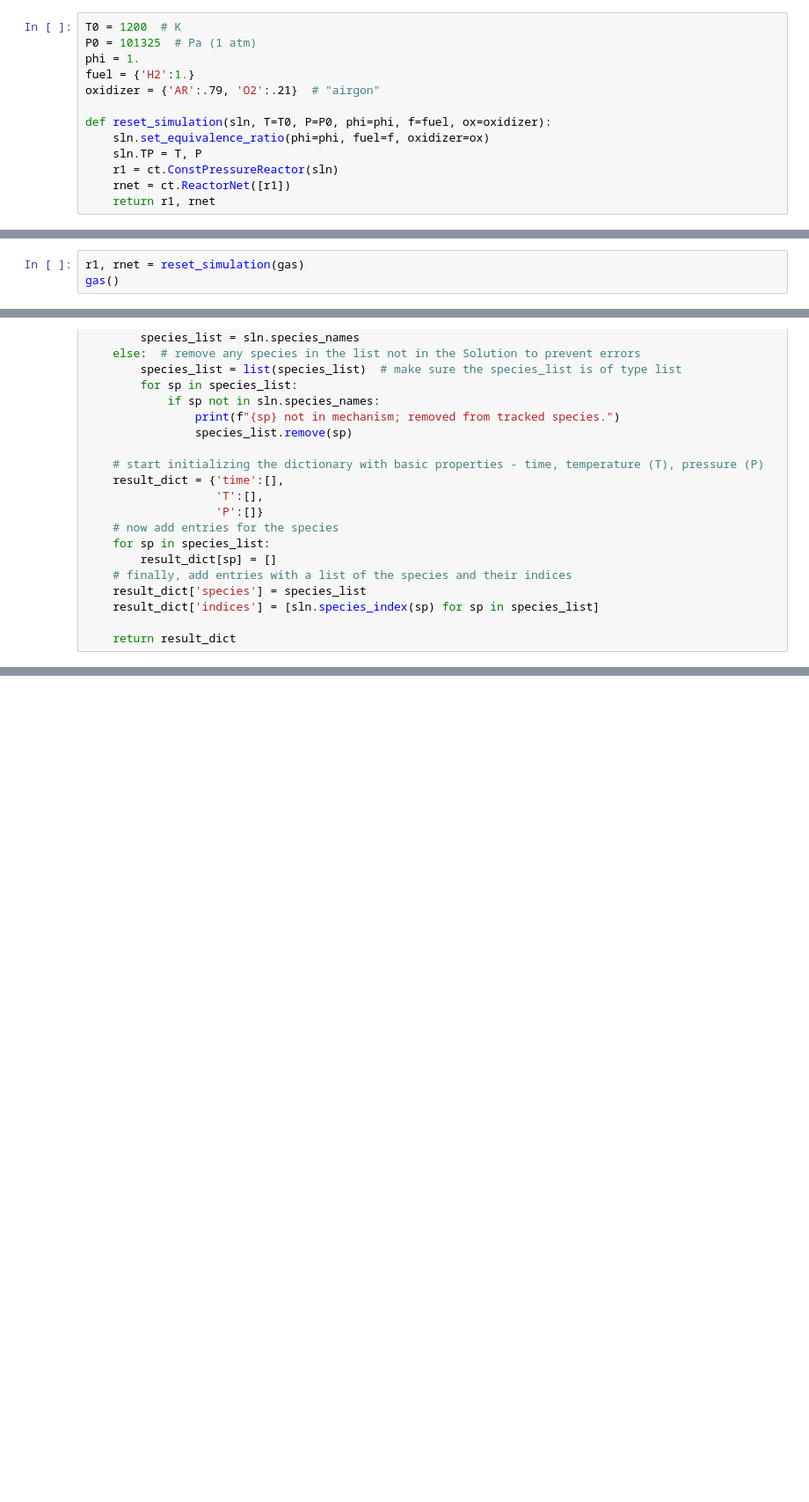
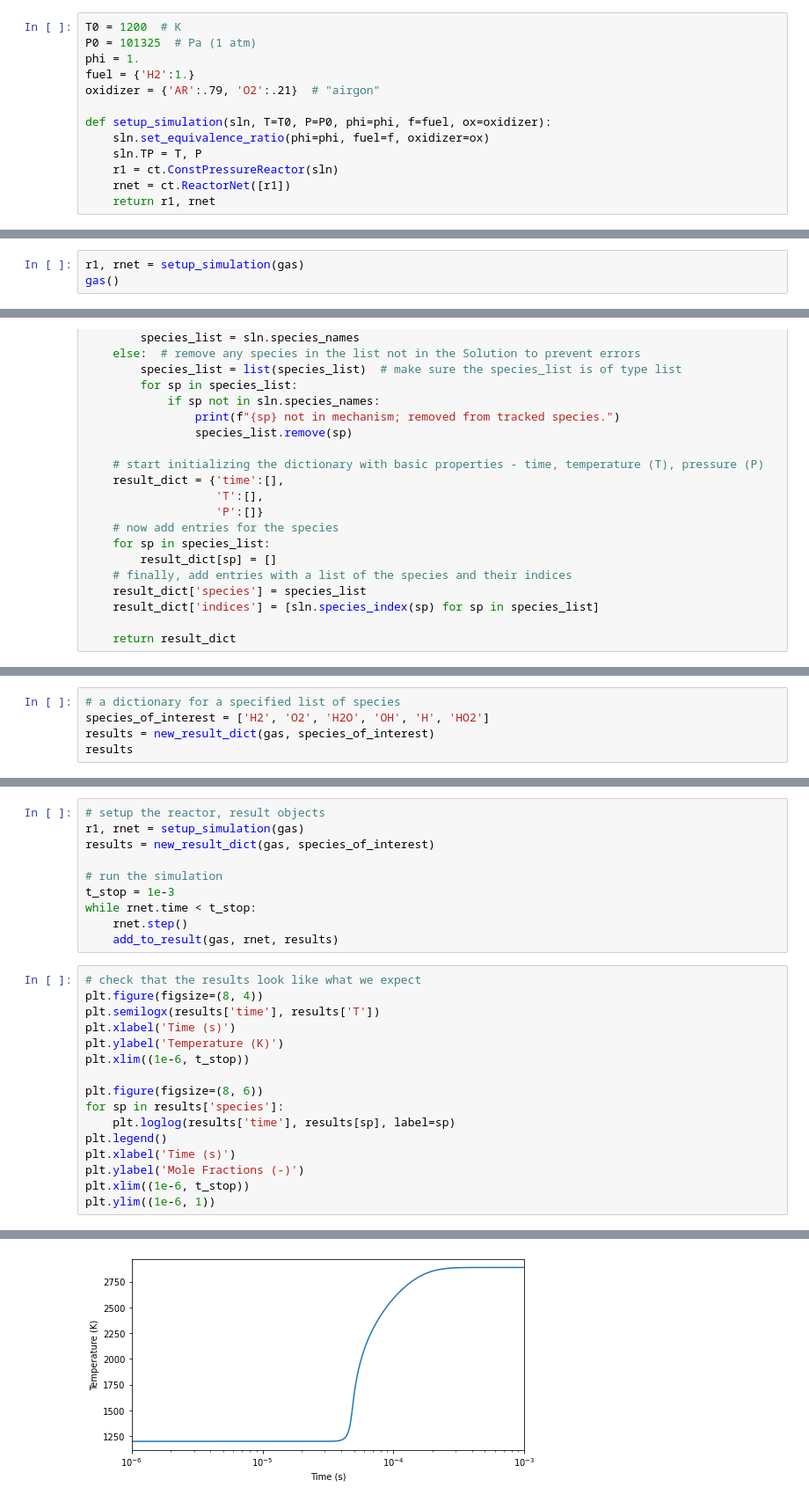
Before and after one commit to ajsusa/ME362B, a Jupyter notebook: notebooks/tutorial_2_cantera_functions.ipynb, the cells around one changed output, grey strips where cells are left out. Shown at 88% size. Cells and saved outputs as stored; diff of their text form; blank space fills up the shorter version.

```diff
--- a/notebooks/tutorial_2_cantera_functions.ipynb
+++ b/notebooks/tutorial_2_cantera_functions.ipynb
@@ -338,7 +338,7 @@ phi = 1.
 fuel = {'H2':1.}
 oxidizer = {'AR':.79, 'O2':.21}  # "airgon"
 
-def reset_simulation(sln, T=T0, P=P0, phi=phi, f=fuel, ox=oxidizer):
+def setup_simulation(sln, T=T0, P=P0, phi=phi, f=fuel, ox=oxidizer):
     sln.set_equivalence_ratio(phi=phi, fuel=f, oxidizer=ox)
     sln.TP = T, P
     r1 = ct.ConstPressureReactor(sln)
@@ -359,7 +359,7 @@ Their _scope_ only extends until the function concludes, unless their references
 
 Let's test it:
 # %%
-r1, rnet = reset_simulation(gas)
+r1, rnet = setup_simulation(gas)
 gas()
 # %% [output]
   Stanford_v1.2:
@@ -528,0 +548,5 @@ def new_result_dict(sln: ct.Solution, species_list=None):
+# %%
+# a dictionary for a specified list of species
+species_of_interest = ['H2', 'O2', 'H2O', 'OH', 'H', 'HO2']
+results = new_result_dict(gas, species_of_interest)
+results
@@ -528,0 +596,27 @@ def new_result_dict(sln: ct.Solution, species_list=None):
+# %%
+# setup the reactor, result objects
+r1, rnet = setup_simulation(gas)
+results = new_result_dict(gas, species_of_interest)
+
+# run the simulation
+t_stop = 1e-3
+while rnet.time < t_stop:
+    rnet.step()
+    add_to_result(gas, rnet, results)
+# %%
+# check that the results look like what we expect
+plt.figure(figsize=(8, 4))
+plt.semilogx(results['time'], results['T'])
+plt.xlabel('Time (s)')
+plt.ylabel('Temperature (K)')
+plt.xlim((1e-6, t_stop))
+
+plt.figure(figsize=(8, 6))
+for sp in results['species']:
+    plt.loglog(results['time'], results[sp], label=sp)
+plt.legend()
+plt.xlabel('Time (s)')
+plt.ylabel('Mole Fractions (-)')
+plt.xlim((1e-6, t_stop))
+plt.ylim((1e-6, 1))
+# %% [output]
@@ -528,0 +624 @@ def new_result_dict(sln: ct.Solution, species_list=None):
+[figure, added]
```
Also changed, not shown: parts of 49 cells of this notebook.
